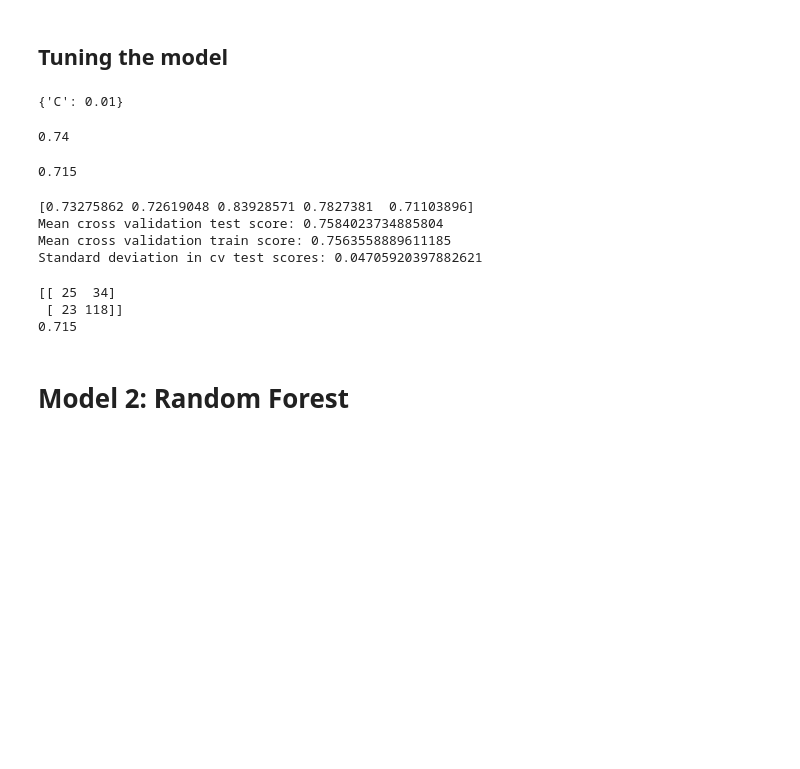
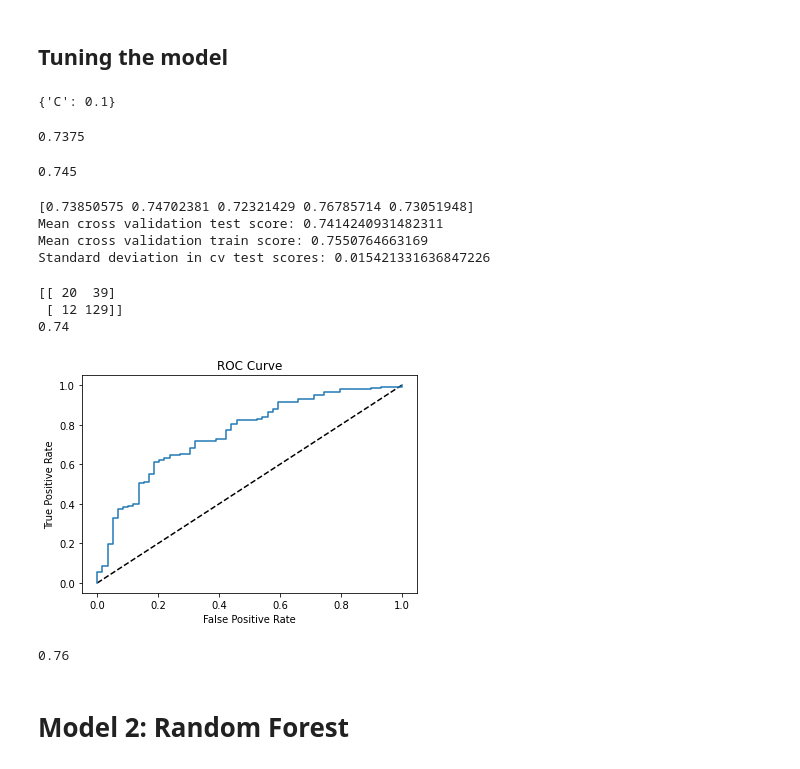
Before and after one commit to shashins/Capstone2_Project, a Jupyter notebook: Data_Modeling.ipynb, the cells around one changed output. Drawn from its saved outputs; the diff is of its cells as text; code cells hidden in the pictures; blank space fills up the shorter version.

```diff
--- a/Data_Modeling.ipynb
+++ b/Data_Modeling.ipynb
@@ -85,7 +85,7 @@ from sklearn.model_selection import train_test_split
 from sklearn.linear_model import LogisticRegression
 from sklearn.metrics import accuracy_score
 
-clf = LogisticRegression(penalty = 'l2',random_state = 40)
+clf = LogisticRegression(solver='lbfgs',penalty = 'l2',random_state = 40)
 # Fit the model on the trainng data.
 clf.fit(X_train, y_train)
 # Print the accuracy from the testing data.
@@ -103,16 +103,16 @@ clf_cv = GridSearchCV(clf,param_grid,cv=5)
 clf_cv.fit(X_train, y_train)
 clf_cv.best_params_
 # %% [output]
-{'C': 0.01}
+{'C': 0.1}
 # %%
 clf_cv.best_score_
 # %% [output]
-0.74
+0.7375
 # %%
 #print accuracy score on test data
 print(accuracy_score(clf_cv.predict(X_test), y_test))
 # %% [output]
-0.715
+0.745
 # %%
 from sklearn.model_selection import cross_val_score
 
@@ -126,10 +126,10 @@ print ('Mean cross validation test score: ' +str(cv_scores_lr_test))
 print ('Mean cross validation train score: ' +str(cv_scores_lr_train))
 print ('Standard deviation in cv test scores: ' +str(cv_scores_std_test_lr))
 # %% [output]
-[0.73275862 0.72619048 0.83928571 0.7827381  0.71103896]
-Mean cross validation test score: 0.7584023734885804
-Mean cross validation train score: 0.7563558889611185
-Standard deviation in cv test scores: 0.04705920397882621
+[0.73850575 0.74702381 0.72321429 0.76785714 0.73051948]
+Mean cross validation test score: 0.7414240931482311
+Mean cross validation train score: 0.7550764663169
+Standard deviation in cv test scores: 0.015421331636847226
 # %%
 from sklearn.metrics import confusion_matrix
 
@@ -137,11 +137,32 @@ cnf_matrix= confusion_matrix(y_test,clf_cv.predict(X_test))
 print(cnf_matrix)
 Accuracy_lr=clf_cv.score(X_test,y_test)
 
-print(Accuracy_lr)
+print(round(Accuracy_lr,2))
 # %% [output]
-[[ 25  34]
- [ 23 118]]
-0.715
+[[ 20  39]
+ [ 12 129]]
+0.74
+# %%
+# ROC Curve
+from sklearn.metrics import roc_curve
+from sklearn import metrics
+#Predicting proba
+y_pred_prob = clf_cv.predict_proba(X_test)[:,1]
+
+# Generate ROC curve values: fpr, tpr, thresholds
+fpr_lr, tpr_lr, thresholds = roc_curve(y_test, y_pred_prob)
+
+# Plot ROC curve
+plt.plot([0, 1], [0, 1], 'k--')
+plt.plot(fpr, tpr)
+plt.xlabel('False Positive Rate')
+plt.ylabel('True Positive Rate')
+plt.title('ROC Curve')
+plt.show()
+round(metrics.auc(fpr_lr, tpr_lr),2)
+# %% [output]
+[figure, added]
+0.76
 # %% [markdown]
 # Model 2: Random Forest
 # %%
```
Also changed, not shown: parts of 8 cells of this notebook, 3 other files.
